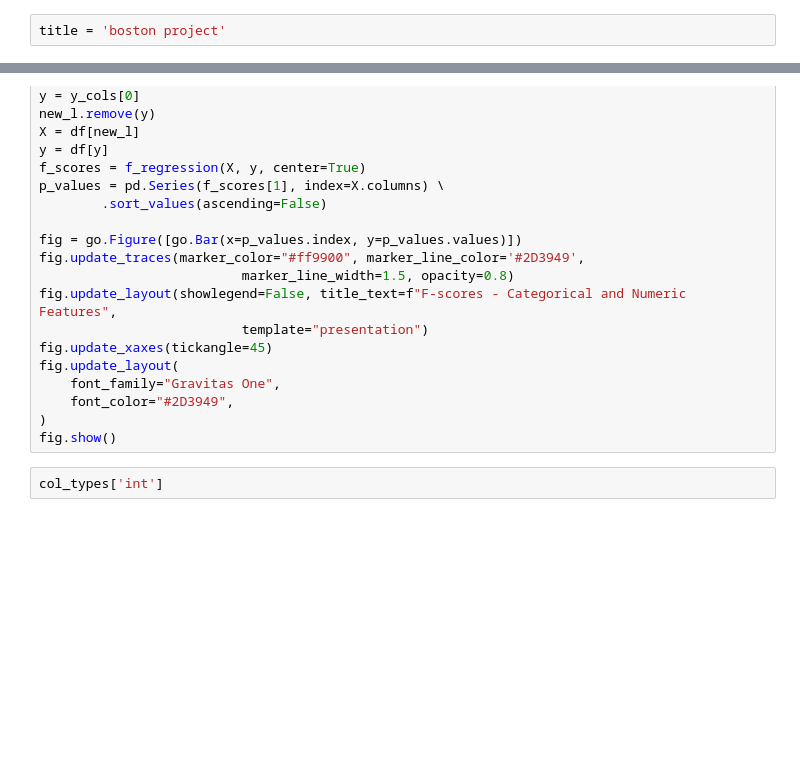
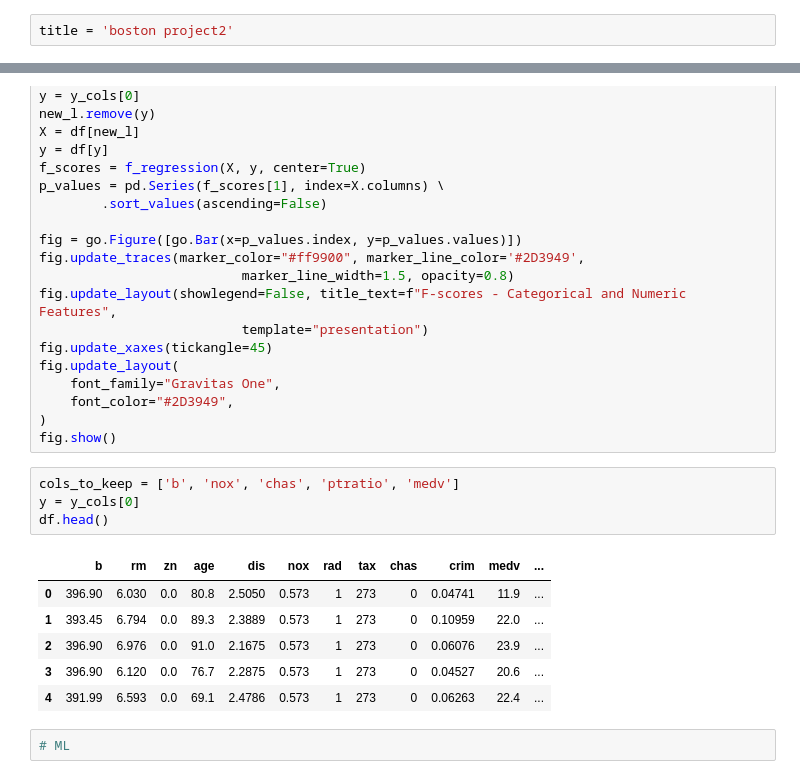
Before and after one commit to katemartin9/django-ml-app, a Jupyter notebook: kML/data_exploration.ipynb, the cells around one changed output, grey strips where cells are left out. Cells and saved outputs as stored; diff of their text form; blank space fills up the shorter version.

```diff
--- a/kML/data_exploration.ipynb
+++ b/kML/data_exploration.ipynb
@@ -24,7 +24,7 @@ from sklearn.compose import make_column_transformer
 from sklearn.model_selection import train_test_split
 from sklearn.pipeline import make_pipeline, Pipeline
 # %%
-title = 'boston project'
+title = 'boston project2'
 # %%
 data_dict = {}
 x_cols = []
@@ -328,5 +347,16 @@ fig.update_layout(
     font_color="#2D3949",
 )
 fig.show()
-# %%
-col_types['int']
+# %%
+cols_to_keep = ['b', 'nox', 'chas', 'ptratio', 'medv']
+y = y_cols[0]
+df.head()
+# %% [output]
+|  | b | rm | zn | age | dis | nox | rad | tax | chas | crim | medv | ... |
+| 0 | 396.90 | 6.030 | 0.0 | 80.8 | 2.5050 | 0.573 | 1 | 273 | 0 | 0.04741 | 11.9 | ... |
+| 1 | 393.45 | 6.794 | 0.0 | 89.3 | 2.3889 | 0.573 | 1 | 273 | 0 | 0.10959 | 22.0 | ... |
+| 2 | 396.90 | 6.976 | 0.0 | 91.0 | 2.1675 | 0.573 | 1 | 273 | 0 | 0.06076 | 23.9 | ... |
+| 3 | 396.90 | 6.120 | 0.0 | 76.7 | 2.2875 | 0.573 | 1 | 273 | 0 | 0.04527 | 20.6 | ... |
+| 4 | 391.99 | 6.593 | 0.0 | 69.1 | 2.4786 | 0.573 | 1 | 273 | 0 | 0.06263 | 22.4 | ... |
+# %%
+# ML
```
Also changed, not shown: parts of 27 cells of this notebook, 6 other files.
